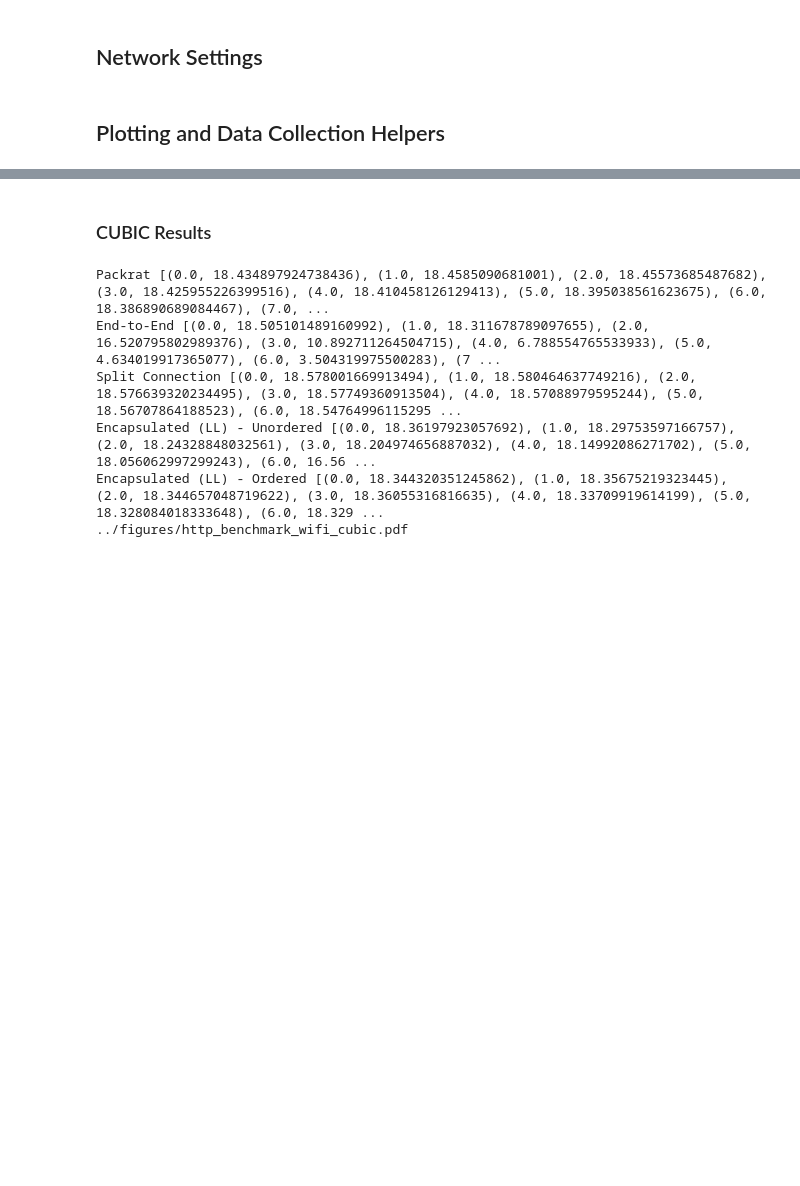
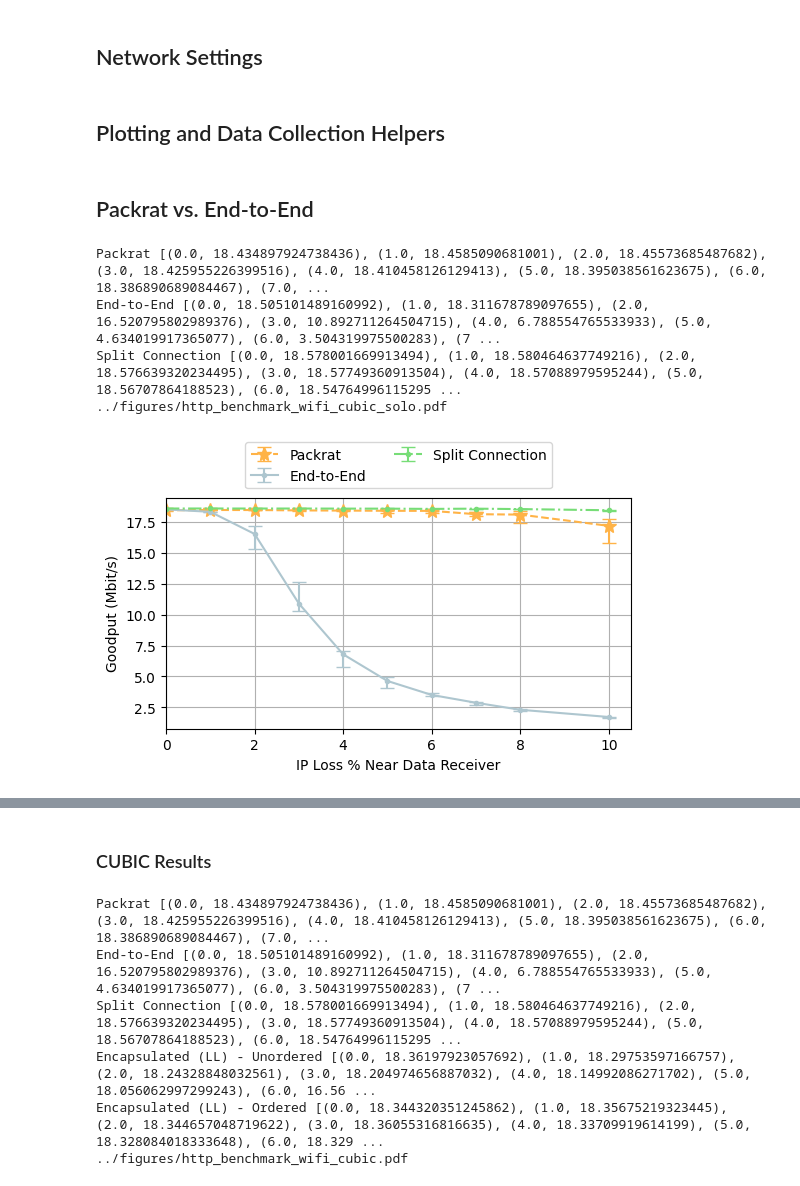
Before and after one commit to StanfordSNR/sidekick-downloads, a Jupyter notebook: notebook/http3_benchmark.ipynb, the cells around one changed output, grey strips where cells are left out. Cells and saved outputs as stored; diff of their text form; code cells hidden in the pictures; blank space fills up the shorter version.

```diff
--- a/notebook/http3_benchmark.ipynb
+++ b/notebook/http3_benchmark.ipynb
@@ -21,8 +21,8 @@ labels_cubic = [
     # End-to-end
     'picoquic',
     'picoquic_split',
-    'picoquic_rtunnel_retx7',
-    'picoquic_rtunnel_retx7_ordered32',
+    #'picoquic_rtunnel_retx7',
+    #'picoquic_rtunnel_retx7_ordered32',
 ]
 
 labels_bbr = [l + "_bbr" for l in labels_cubic]
@@ -32,7 +32,7 @@ treatments_cubic = [treatment_map(label) for label in labels_cubic]
 treatments_bbr = [treatment_map(label) for label in labels_bbr]
 
 # Network settings
-LOSS1_VALUES = [0, 1, 2, 3, 4, 5, 6, 7, 8, 10, 12, 14, 16, 18, 20, 22, 24]
+LOSS1_VALUES = [0, 1, 2, 3, 4, 5, 6, 7, 8, 10]
 networks = network_settings(LOSS1_VALUES)
 
 max_networks = {'picoquic' : 10, 'picoquic_rtunnel_retx' : 14}
@@ -137,3 +137,14 @@ def exec_single_ge(loss, net_key, ack_delay):
     treatments = [t for t in treatments_cubic if ('iblt' not in t.label() or f'{ack_delay}ms' in t.label())]
     networks_ge = network_settings_ge(loss)
     exec_single(treatments=treatments, network_settings=networks_ge[net_key], label=f"http_benchmark_{net_key}_cubic_ge_{loss}pct", execute=True, ge=True, max_networks_=max_networks_ge)
+# %% [markdown]
+## Packrat vs. End-to-End
+# %%
+treatments = [treatment_map(label) for label in [f'picoquic_iblt_{ACK_DELAY_WIFI}ms_hint', 'picoquic', 'picoquic_split']]
+exec_single(treatments=treatments, network_settings=networks['wifi'], label="http_benchmark_wifi_cubic_solo", execute=True)
+# %% [output]
+Packrat [(0.0, 18.434897924738436), (1.0, 18.4585090681001), (2.0, 18.45573685487682), (3.0, 18.425955226399516), (4.0, 18.410458126129413), (5.0, 18.395038561623675), (6.0, 18.386890689084467), (7.0, ...
+End-to-End [(0.0, 18.505101489160992), (1.0, 18.311678789097655), (2.0, 16.520795802989376), (3.0, 10.892711264504715), (4.0, 6.788554765533933), (5.0, 4.634019917365077), (6.0, 3.504319975500283), (7 ...
+Split Connection [(0.0, 18.578001669913494), (1.0, 18.580464637749216), (2.0, 18.576639320234495), (3.0, 18.57749360913504), (4.0, 18.57088979595244), (5.0, 18.56707864188523), (6.0, 18.54764996115295 ...
+../figures/http_benchmark_wifi_cubic_solo.pdf
+[figure, added]
```
Also changed, not shown: parts of 11 cells of this notebook.
